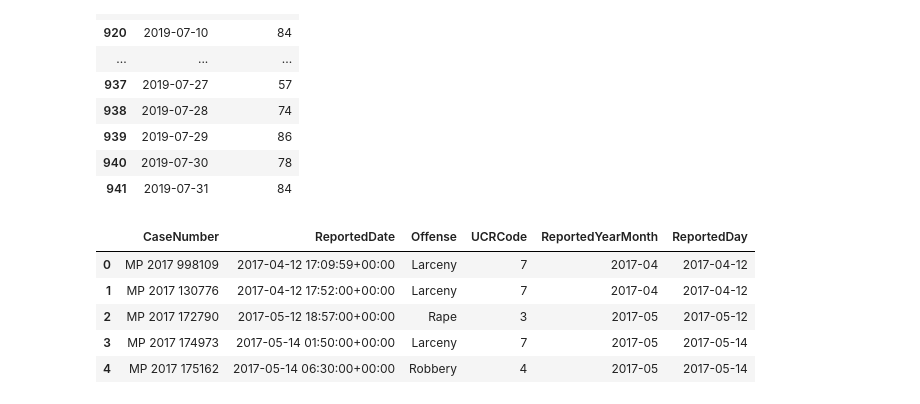
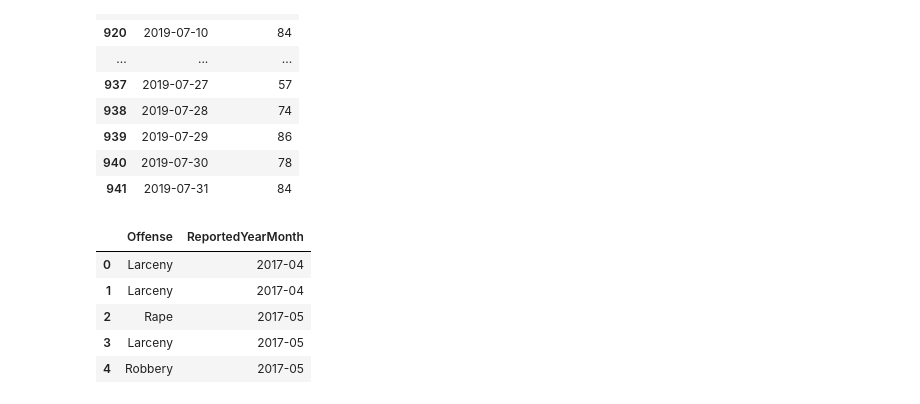
Before and after one commit to emriver222/project_1, a Jupyter notebook: CrimeData.ipynb, the cells around one changed output. Saved outputs shown, nothing was run; the diff lists cells and outputs as text; code cells hidden in the pictures.

```diff
--- a/CrimeData.ipynb
+++ b/CrimeData.ipynb
@@ -311,11 +318,13 @@ jul2019_df
 # %%
 # group crimes by month/offense, do a line chart to trend the
 # individual crime types
-crime_df.head()
+crime_monthly_type_df = pd.DataFrame({"Offense": crime_df["Offense"],
+                                     "ReportedYearMonth": crime_df["ReportedYearMonth"]})
+crime_monthly_type_df.head()
 # %% [output]
-|  | CaseNumber | ReportedDate | Offense | UCRCode | ReportedYearMonth | ReportedDay |
-| 0 | MP 2017 998109 | 2017-04-12 17:09:59+00:00 | Larceny | 7 | 2017-04 | 2017-04-12 |
-| 1 | MP 2017 130776 | 2017-04-12 17:52:00+00:00 | Larceny | 7 | 2017-04 | 2017-04-12 |
-| 2 | MP 2017 172790 | 2017-05-12 18:57:00+00:00 | Rape | 3 | 2017-05 | 2017-05-12 |
-| 3 | MP 2017 174973 | 2017-05-14 01:50:00+00:00 | Larceny | 7 | 2017-05 | 2017-05-14 |
-| 4 | MP 2017 175162 | 2017-05-14 06:30:00+00:00 | Robbery | 4 | 2017-05 | 2017-05-14 |
+|  | Offense | ReportedYearMonth |
+| 0 | Larceny | 2017-04 |
+| 1 | Larceny | 2017-04 |
+| 2 | Rape | 2017-05 |
+| 3 | Larceny | 2017-05 |
+| 4 | Robbery | 2017-05 |
```
Also changed, not shown: parts of 14 cells of this notebook, 3 other files.
